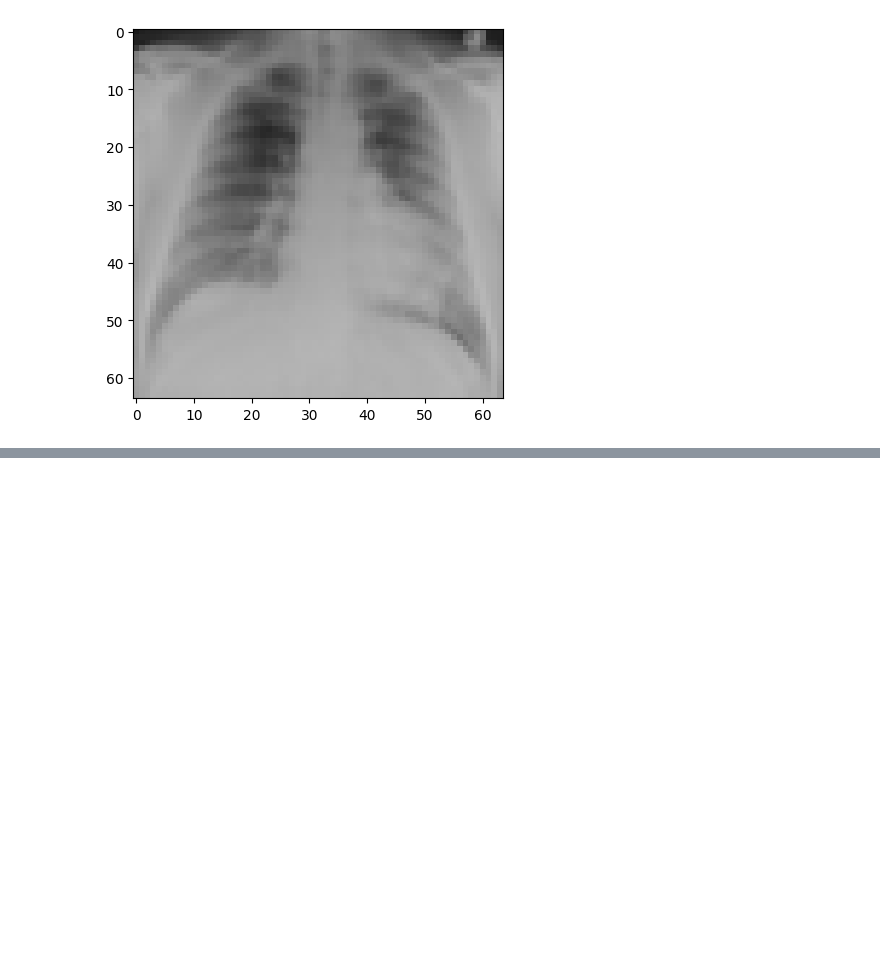
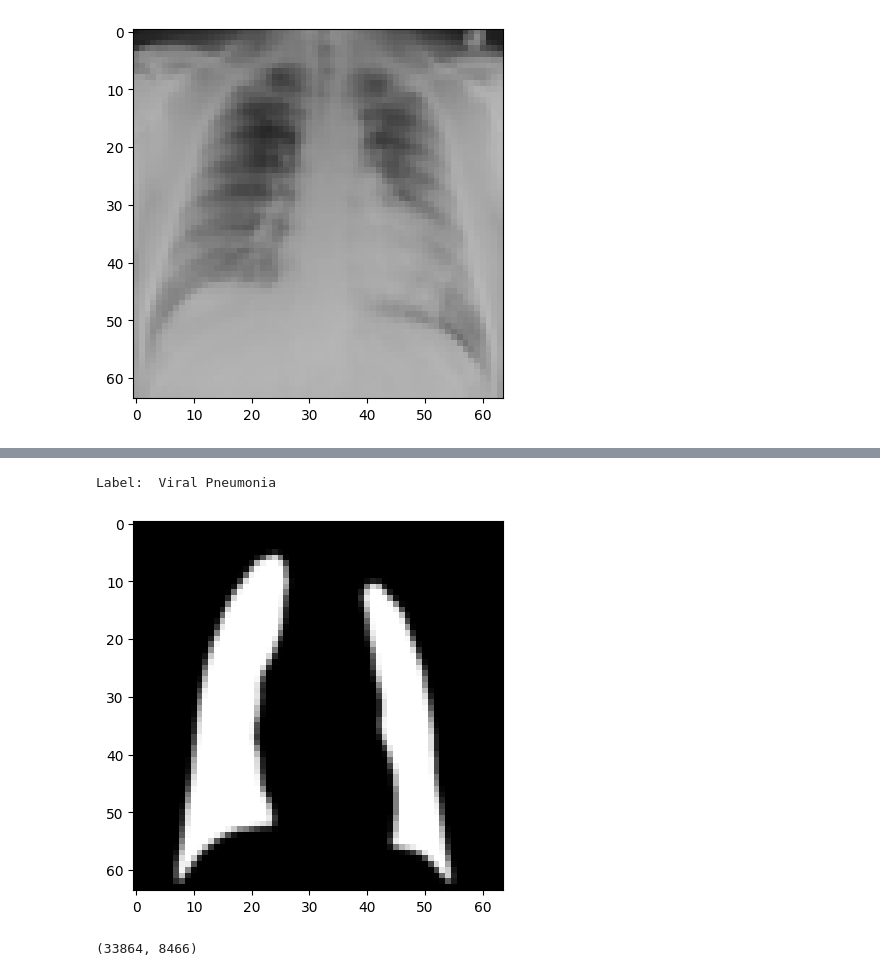
Before and after one commit to saadur1998/COVID-DETECTION, a Jupyter notebook: CovidData_training.ipynb, the cells around one changed output, grey strips where cells are left out. Cells and saved outputs as stored; diff of their text form; code cells hidden in the pictures; blank space fills up the shorter version.

```diff
--- a/CovidData_training.ipynb
+++ b/CovidData_training.ipynb
@@ -60,0 +67,14 @@ Label:  COVID
+# %%
+img, label = dataset[41344]
+show_image(img, label)
+# %% [output]
+Label:  Viral Pneumonia
+[figure, added]
+# %%
+random_seed = 51
+torch.manual_seed(random_seed)
+
+ds_train, ds_test = random_split(dataset, [33864, 8466])
+len(ds_train), len(ds_test)
+# %% [output]
+(33864, 8466)
```
Also changed, not shown: parts of 8 cells of this notebook.
